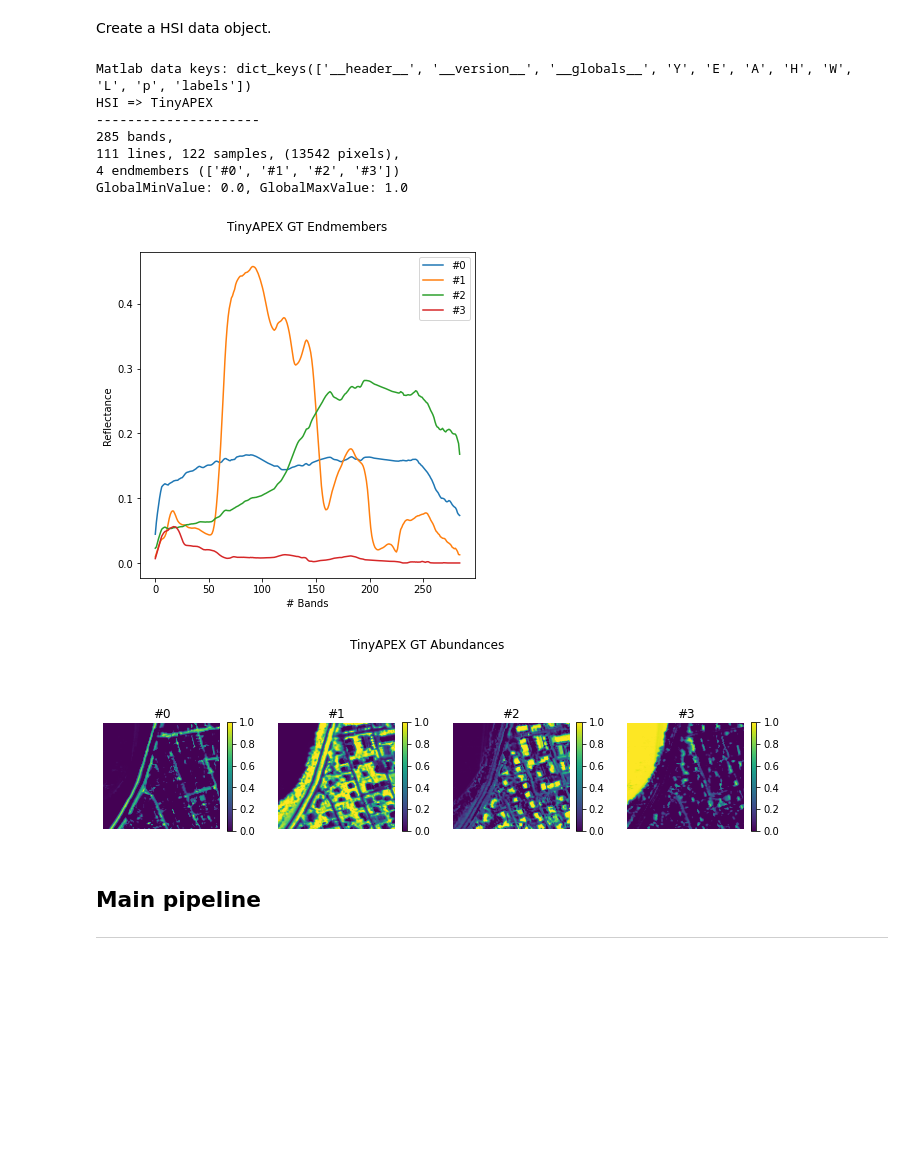
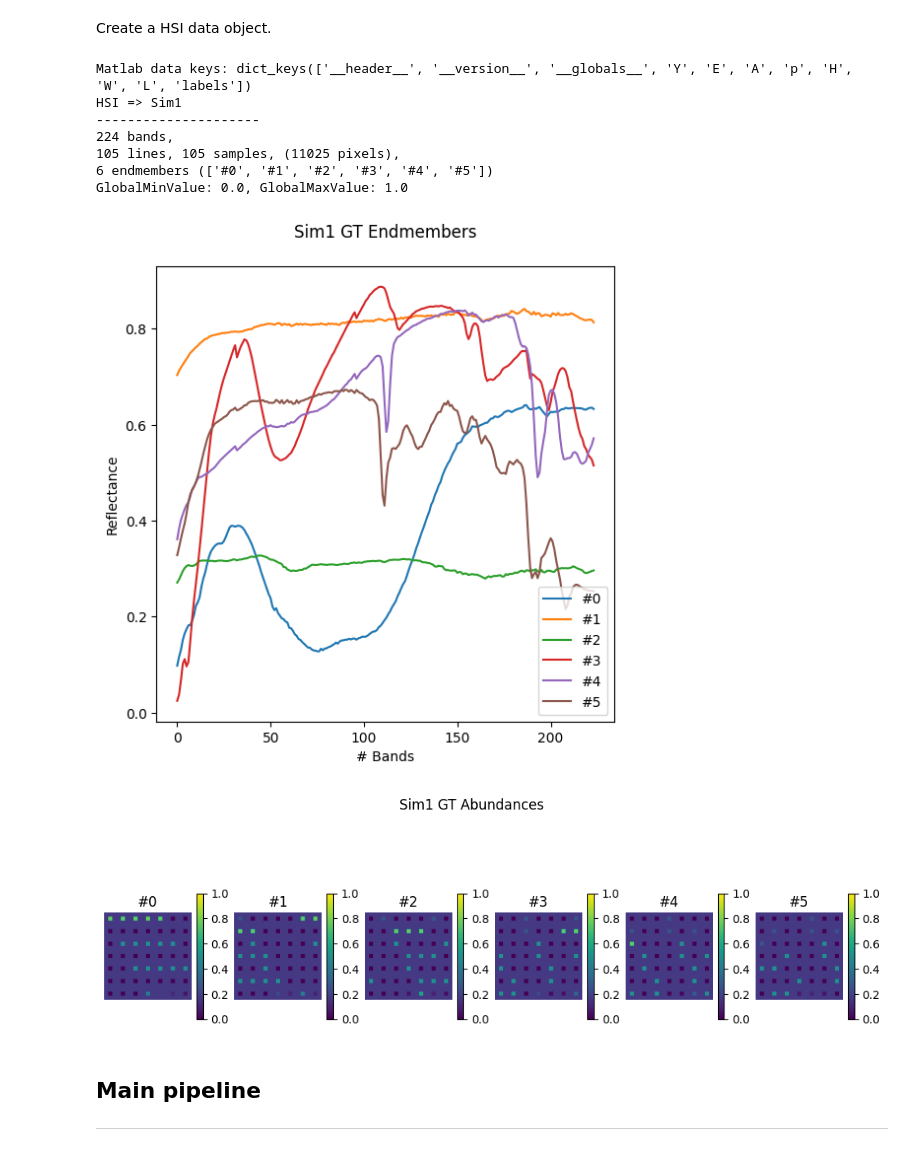
Before and after one commit to BehnoodRasti/Unmixing_Tutorial_IEEE_IADF, a Jupyter notebook: EDAA.ipynb, the cells around one changed output. Drawn from its saved outputs; the diff is of its cells as text; code cells hidden in the pictures; blank space fills up the shorter version.

```diff
--- a/EDAA.ipynb
+++ b/EDAA.ipynb
@@ -55,20 +57,20 @@ from Unmixing_Tutorial_IEEE_IADF.utils.aligners import MunkresAbundancesAligner
 # %% [markdown]
 Create a HSI data object.
 # %%
-hsi = HSI("TinyAPEX.mat")
+hsi = HSI("Sim1.mat")
 print(hsi)
 hsi.plot_endmembers()
 hsi.plot_abundances()
 # %% [output]
-Matlab data keys: dict_keys(['__header__', '__version__', '__globals__', 'Y', 'E', 'A', 'H', 'W', 'L', 'p', 'labels'])
-HSI => TinyAPEX
+Matlab data keys: dict_keys(['__header__', '__version__', '__globals__', 'Y', 'E', 'A', 'p', 'H', 'W', 'L', 'labels'])
+HSI => Sim1
 ---------------------
-285 bands,
-111 lines, 122 samples, (13542 pixels),
-4 endmembers (['#0', '#1', '#2', '#3'])
+224 bands,
+105 lines, 105 samples, (11025 pixels),
+6 endmembers (['#0', '#1', '#2', '#3', '#4', '#5'])
 GlobalMinValue: 0.0, GlobalMaxValue: 1.0
-[figure, old version]
+[figure, new version]
-[figure, old version]
+[figure, new version]
 # %%
 class BlindEDAA:
     def __init__(self, T=100, K1=5, K2=5, M=50):
```
Also changed, not shown: parts of 4 cells of this notebook, 5 other files.
